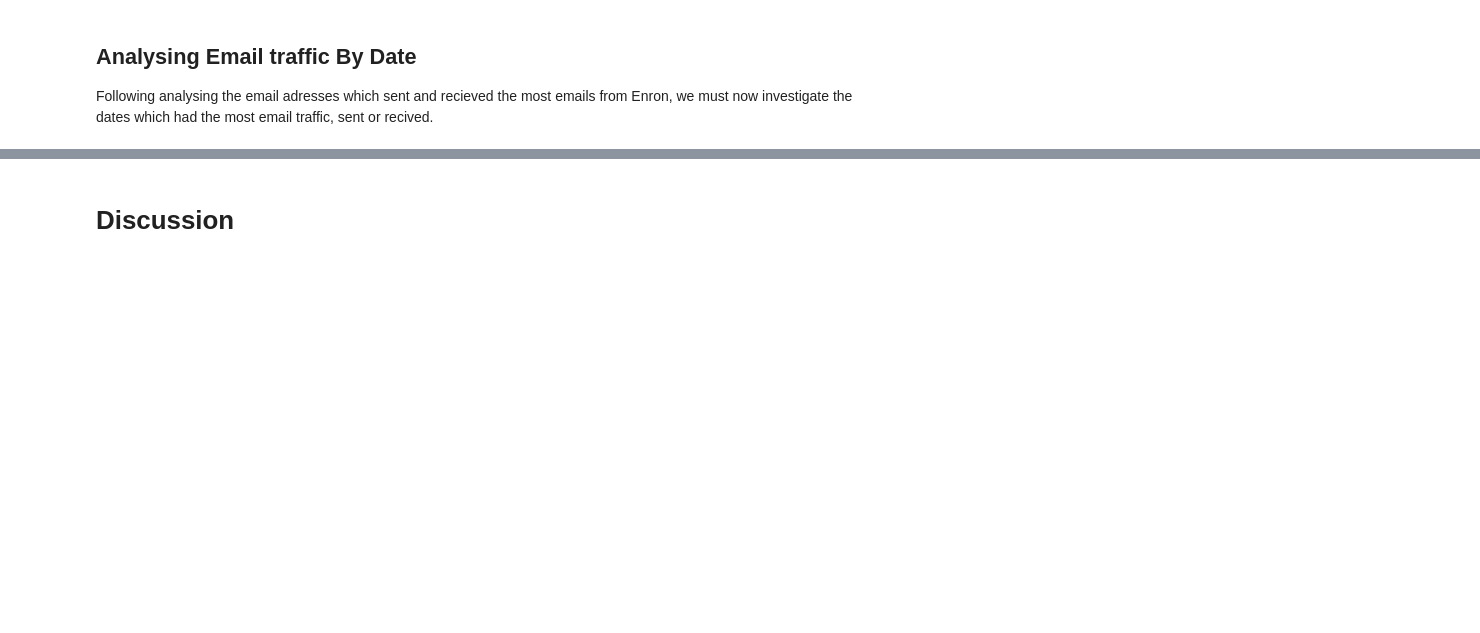
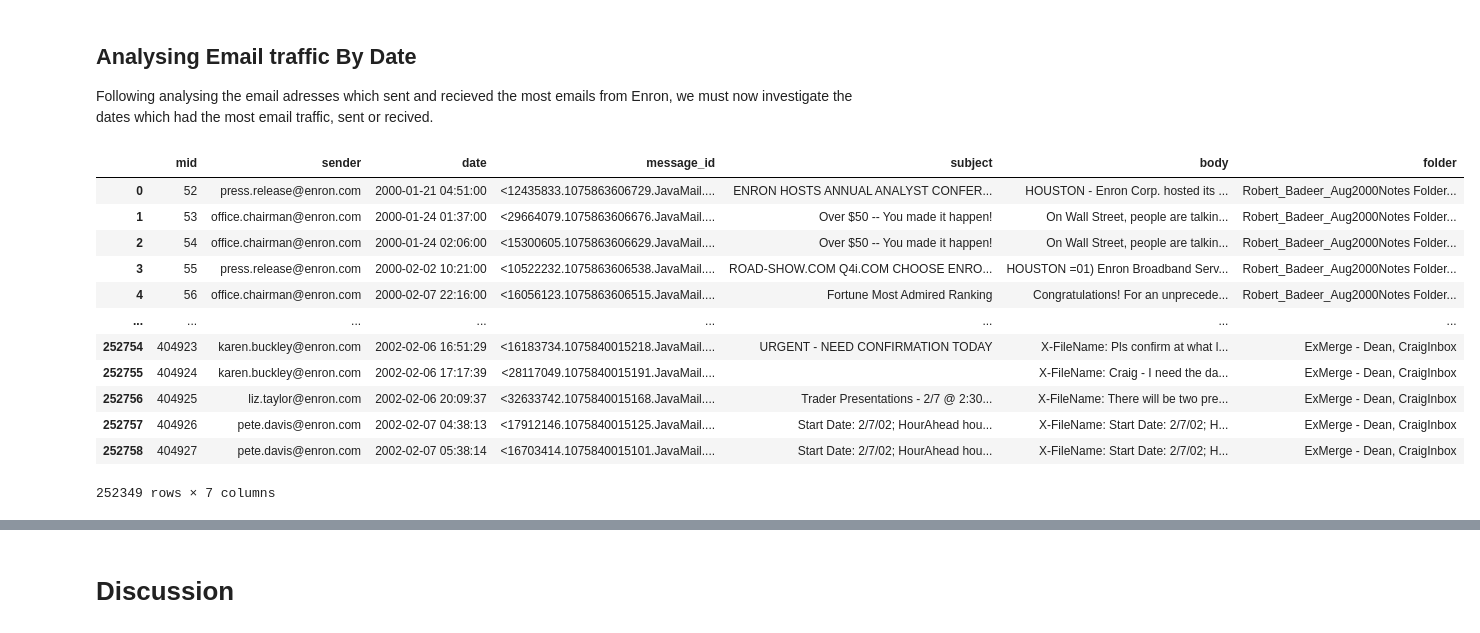
Before and after one commit to Toms201/Enron-Dataset-Analysis-ISYS2001-, a Jupyter notebook: ISYS2001_Assignment_Two.ipynb, the cells around one changed output, grey strips where cells are left out. Cells and saved outputs as stored; diff of their text form; code cells hidden in the pictures; blank space fills up the shorter version.

```diff
--- a/ISYS2001_Assignment_Two.ipynb
+++ b/ISYS2001_Assignment_Two.ipynb
@@ -136,3 +136,25 @@ Text(0.5, 1.0, 'Top 10 Emailers At Enron')
 # %% [markdown]
 ## Analysing Email traffic By Date
 Following analysing the email adresses which sent and recieved the most emails from Enron, we must now investigate the dates which had the most email traffic, sent or recived.
+# %%
+df = pd.DataFrame(dfmessages)
+start_date = '1999-01-01'
+end_date = '2003-01-01'
+# Select DataFrame rows between two dates
+mask = (dfmessages['date'] > start_date) & (dfmessages['date'] <= end_date)
+df2 = df.loc[mask]
+df2
+# %% [output]
+|  | mid | sender | date | message_id | subject | body | folder |
+| 0 | 52 | press.release@enron.com | 2000-01-21 04:51:00 | <12435833.1075863606729.JavaMail.... | ENRON HOSTS ANNUAL ANALYST CONFER... | HOUSTON - Enron Corp. hosted its ... | Robert_Badeer_Aug2000Notes Folder... |
+| 1 | 53 | office.chairman@enron.com | 2000-01-24 01:37:00 | <29664079.1075863606676.JavaMail.... | Over $50 -- You made it happen! | On Wall Street, people are talkin... | Robert_Badeer_Aug2000Notes Folder... |
+| 2 | 54 | office.chairman@enron.com | 2000-01-24 02:06:00 | <15300605.1075863606629.JavaMail.... | Over $50 -- You made it happen! | On Wall Street, people are talkin... | Robert_Badeer_Aug2000Notes Folder... |
+| 3 | 55 | press.release@enron.com | 2000-02-02 10:21:00 | <10522232.1075863606538.JavaMail.... | ROAD-SHOW.COM Q4i.COM CHOOSE ENRO... | HOUSTON =01) Enron Broadband Serv... | Robert_Badeer_Aug2000Notes Folder... |
+| 4 | 56 | office.chairman@enron.com | 2000-02-07 22:16:00 | <16056123.1075863606515.JavaMail.... | Fortune Most Admired Ranking | Congratulations! For an unprecede... | Robert_Badeer_Aug2000Notes Folder... |
+| ... | ... | ... | ... | ... | ... | ... | ... |
+| 252754 | 404923 | karen.buckley@enron.com | 2002-02-06 16:51:29 | <16183734.1075840015218.JavaMail.... | URGENT - NEED CONFIRMATION TODAY | X-FileName: Pls confirm at what l... | ExMerge - Dean, CraigInbox |
+| 252755 | 404924 | karen.buckley@enron.com | 2002-02-06 17:17:39 | <28117049.1075840015191.JavaMail.... |  | X-FileName: Craig - I need the da... | ExMerge - Dean, CraigInbox |
+| 252756 | 404925 | liz.taylor@enron.com | 2002-02-06 20:09:37 | <32633742.1075840015168.JavaMail.... | Trader Presentations - 2/7 @ 2:30... | X-FileName: There will be two pre... | ExMerge - Dean, CraigInbox |
+| 252757 | 404926 | pete.davis@enron.com | 2002-02-07 04:38:13 | <17912146.1075840015125.JavaMail.... | Start Date: 2/7/02; HourAhead hou... | X-FileName: Start Date: 2/7/02; H... | ExMerge - Dean, CraigInbox |
+| 252758 | 404927 | pete.davis@enron.com | 2002-02-07 05:38:14 | <16703414.1075840015101.JavaMail.... | Start Date: 2/7/02; HourAhead hou... | X-FileName: Start Date: 2/7/02; H... | ExMerge - Dean, CraigInbox |
+252349 rows × 7 columns
```
Also changed, not shown: parts of 6 cells of this notebook.
